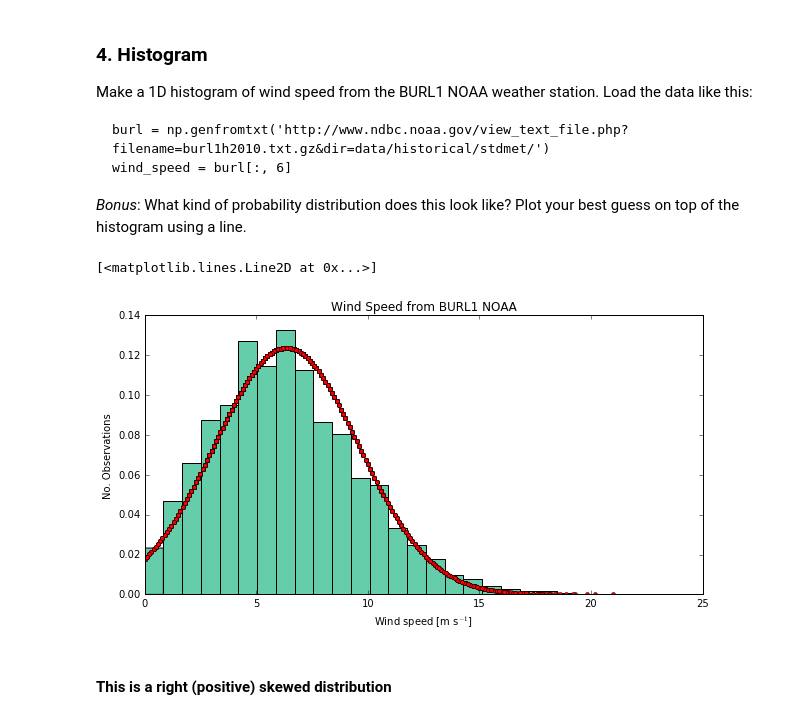
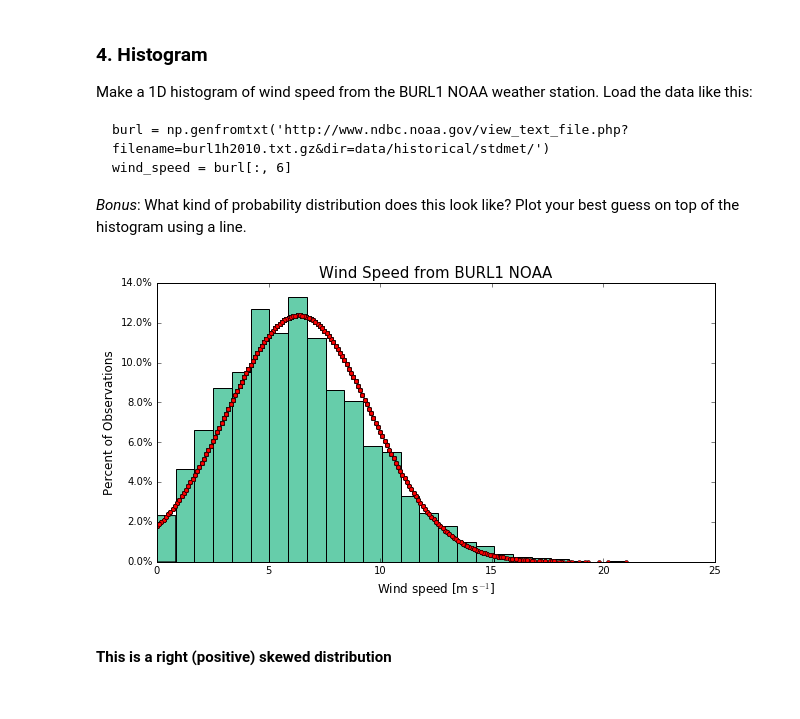
Before and after one commit to johntamu/python4geosciences-hw, a Jupyter notebook: hw04-solutions.ipynb, the cells around one changed output. Drawn from its saved outputs; the diff is of its cells as text; code cells hidden in the pictures.

```diff
--- a/hw04-solutions.ipynb
+++ b/hw04-solutions.ipynb
@@ -308,21 +309,34 @@ Make a 1D histogram of wind speed from the BURL1 NOAA weather station. Load the
     wind_speed = burl[:, 6]
 
 *Bonus*: What kind of probability distribution does this look like? Plot your best guess on top of the histogram using a line.
+# %%
+def to_percent(y, position):
+    # Ignore the passed in position. This has the effect of scaling the default
+    # tick locations.
+    s = str(100 * y)
+
+    # The percent symbol needs escaping in latex
+    if plt.rcParams['text.usetex'] is True:
+        return s + r'$\%$'
+    else:
+        return s + '%'
+
+formatter = FuncFormatter(to_percent)
 # %%
 burl = np.genfromtxt('http://www.ndbc.noaa.gov/view_text_file.php?filename=burl1h2010.txt.gz&dir=data/historical/stdmet/')
 wind_speed = burl[:, 6]
 
 plt.figure(figsize=(10,5))
 plt.hist(wind_speed, normed=True, bins=25, color='mediumaquamarine', lw=1, edgecolor='black')
-plt.ylabel('No. Observations') # LaTeX syntax for meters per second
-plt.xlabel('Wind speed [m s$^{-1}$]')
-plt.title('Wind Speed from BURL1 NOAA')
+# plt.ylabel()
+plt.xlabel('Wind speed [m s$^{-1}$]',fontsize=12) # LaTeX syntax for meters per second
+plt.ylabel('Percent of Observations',fontsize=12)
+plt.title('Wind Speed from BURL1 NOAA',fontsize=15)
 fit03 = stats.norm.pdf(wind_speed, np.mean(wind_speed), np.std(wind_speed))
 plt.plot(wind_speed,fit03,'o', alpha=1, ms=4, color='red')
-# plt.show() Not necessary
+plt.gca().yaxis.set_major_formatter(formatter)
 # %% [output]
-[<matplotlib.lines.Line2D at 0x...>]
-[figure, old version]
+[figure, new version]
 # %% [markdown]
 #### This is a right (positive) skewed distribution
 # %% [markdown]
```
Also changed, not shown: parts of 3 cells of this notebook.
